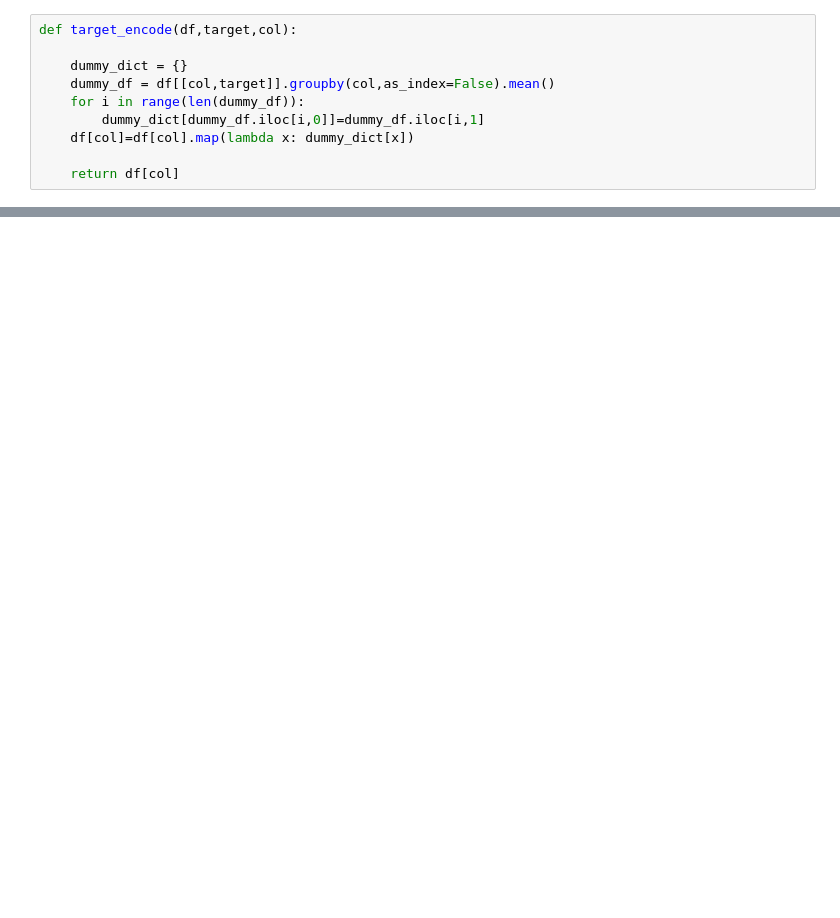
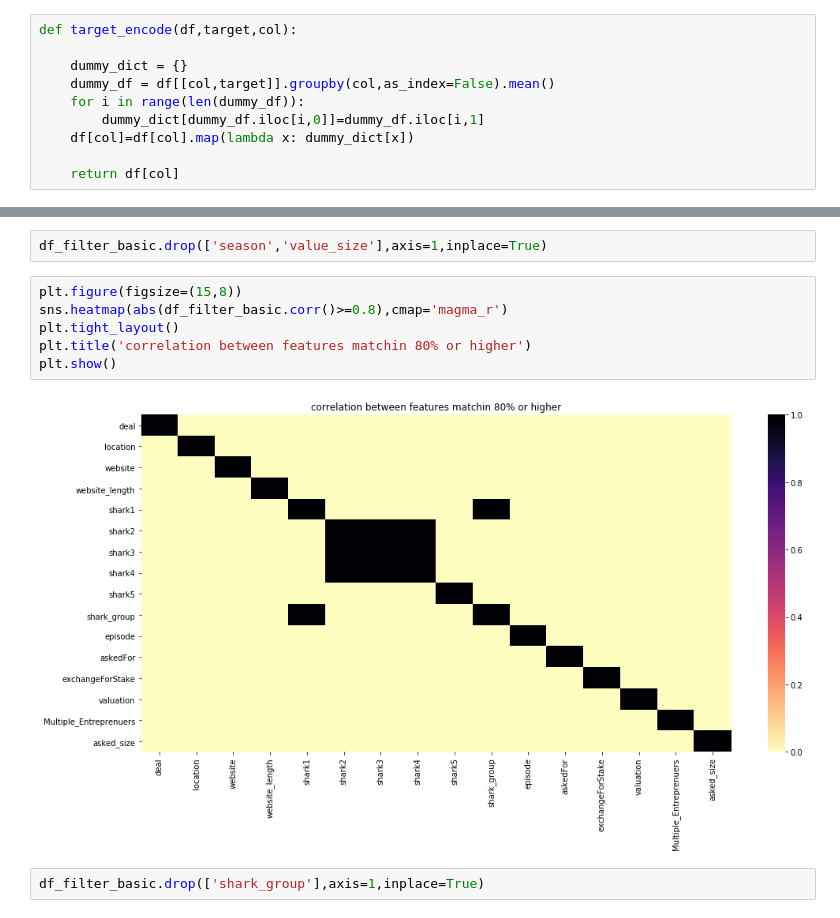
Before and after one commit to ArielJosephCohen/shark_tank, a Jupyter notebook: first_model.ipynb, the cells around one changed output, grey strips where cells are left out. Cells and saved outputs as stored; diff of their text form; blank space fills up the shorter version.

```diff
--- a/first_model.ipynb
+++ b/first_model.ipynb
@@ -597,0 +704,12 @@ Index(['deal', 'description', 'category', 'entrepreneurs', 'location',
+# %%
+df_filter_basic.drop(['season','value_size'],axis=1,inplace=True)
+# %%
+plt.figure(figsize=(15,8))
+sns.heatmap(abs(df_filter_basic.corr()>=0.8),cmap='magma_r')
+plt.tight_layout()
+plt.title('correlation between features matchin 80% or higher')
+plt.show()
+# %% [output]
+[figure, added]
+# %%
+df_filter_basic.drop(['shark_group'],axis=1,inplace=True)
```
Also changed, not shown: parts of 19 cells of this notebook.
